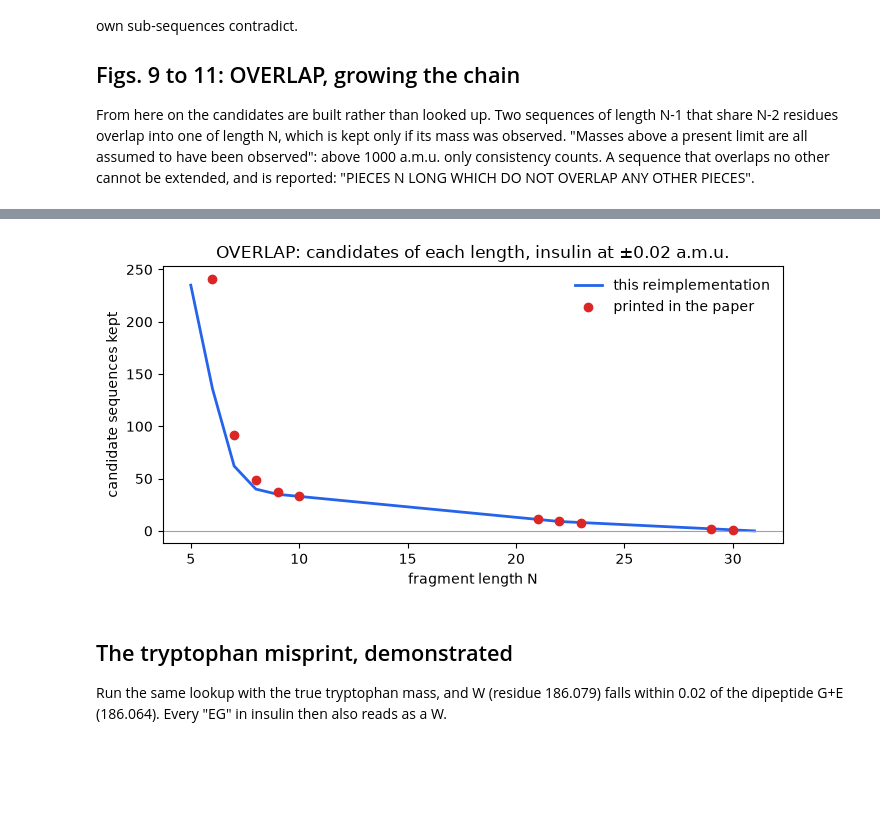
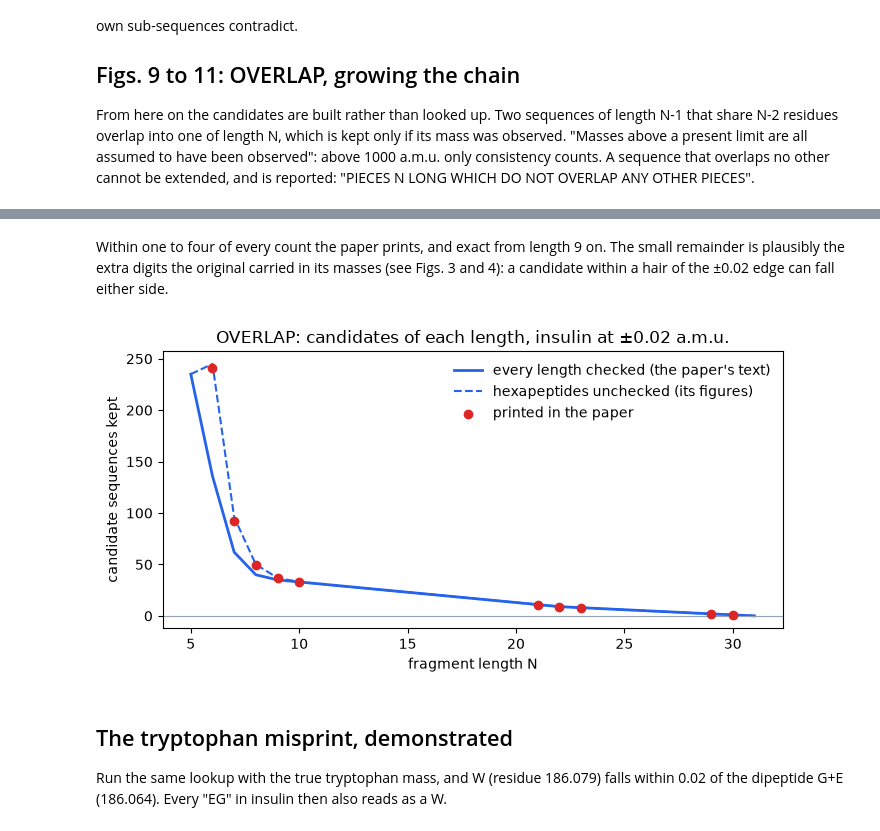
Before and after one commit to BioGeek/MASSPEC, a Jupyter notebook: notebooks/masspec_1970.ipynb, the cells around one changed output, grey strips where cells are left out. Cells and saved outputs as stored; diff of their text form; code cells hidden in the pictures; blank space fills up the shorter version.

```diff
--- a/notebooks/masspec_1970.ipynb
+++ b/notebooks/masspec_1970.ipynb
@@ -599,0 +665,20 @@ the mass check at length 6 alone gives 245 hexapeptides.)
+# %%
+def accept_unless_six(sequence):
+    # the original's evident rule: no mass check for the hexapeptides
+    return len(sequence) == 6 or accept(sequence)
+
+
+sizes_as_printed = {}
+current, length = sequences[4], 5
+while current:
+    current, _ = overlap_step(current, length, accept_unless_six)
+    sizes_as_printed[length] = len(current)
+    length += 1
+
+paper_with_fig9 = {6: 241, **paper}
+print(f"{'Length':>6}{'Text Rule':>11}{'6 Unchecked':>13}{'Paper':>7}")
+for length in sorted(paper_with_fig9):
+    print(
+        f"{length:6}{sizes[length]:11}{sizes_as_printed[length]:13}"
+        f"{paper_with_fig9[length]:7}"
+    )
@@ -600,29 +697,42 @@ the mass check at length 6 alone gives 245 hexapeptides.)
+# %% [markdown]
+Within one to four of every count the paper prints, and exact from length 9
+on. The small remainder is plausibly the extra digits the original carried in
+its masses (see Figs. 3 and 4): a candidate within a hair of the ±0.02 edge can
+fall either side.
 # %%
 lengths = sorted(sizes)
 figure, axes = plt.subplots(figsize=(8, 3.6))
 axes.plot(
     lengths,
     [sizes[length] for length in lengths],
     color="#2563eb",
     lw=2,
-    label="this reimplementation",
+    label="every length checked (the paper's text)",
+)
+axes.plot(
+    lengths,
+    [sizes_as_printed[length] for length in lengths],
+    color="#2563eb",
+    lw=1.5,
+    linestyle="--",
+    label="hexapeptides unchecked (its figures)",
 )
 axes.scatter(
-    list(paper),
-    list(paper.values()),
+    list(paper_with_fig9),
+    list(paper_with_fig9.values()),
     color="#dc2626",
     zorder=3,
     s=36,
     label="printed in the paper",
 )
 axes.axhline(0, color="#94a3b8", lw=0.8)
 axes.set_xlabel("fragment length N")
 axes.set_ylabel("candidate sequences kept")
 axes.set_title("OVERLAP: candidates of each length, insulin at ±0.02 a.m.u.")
 axes.legend(frameon=False)
 plt.show()
 # %% [output]
-[figure, old version]
+[figure, new version]
 # %% [markdown]
 ## The tryptophan misprint, demonstrated
 
```
Also changed, not shown: parts of 7 cells of this notebook, 2 other files.
